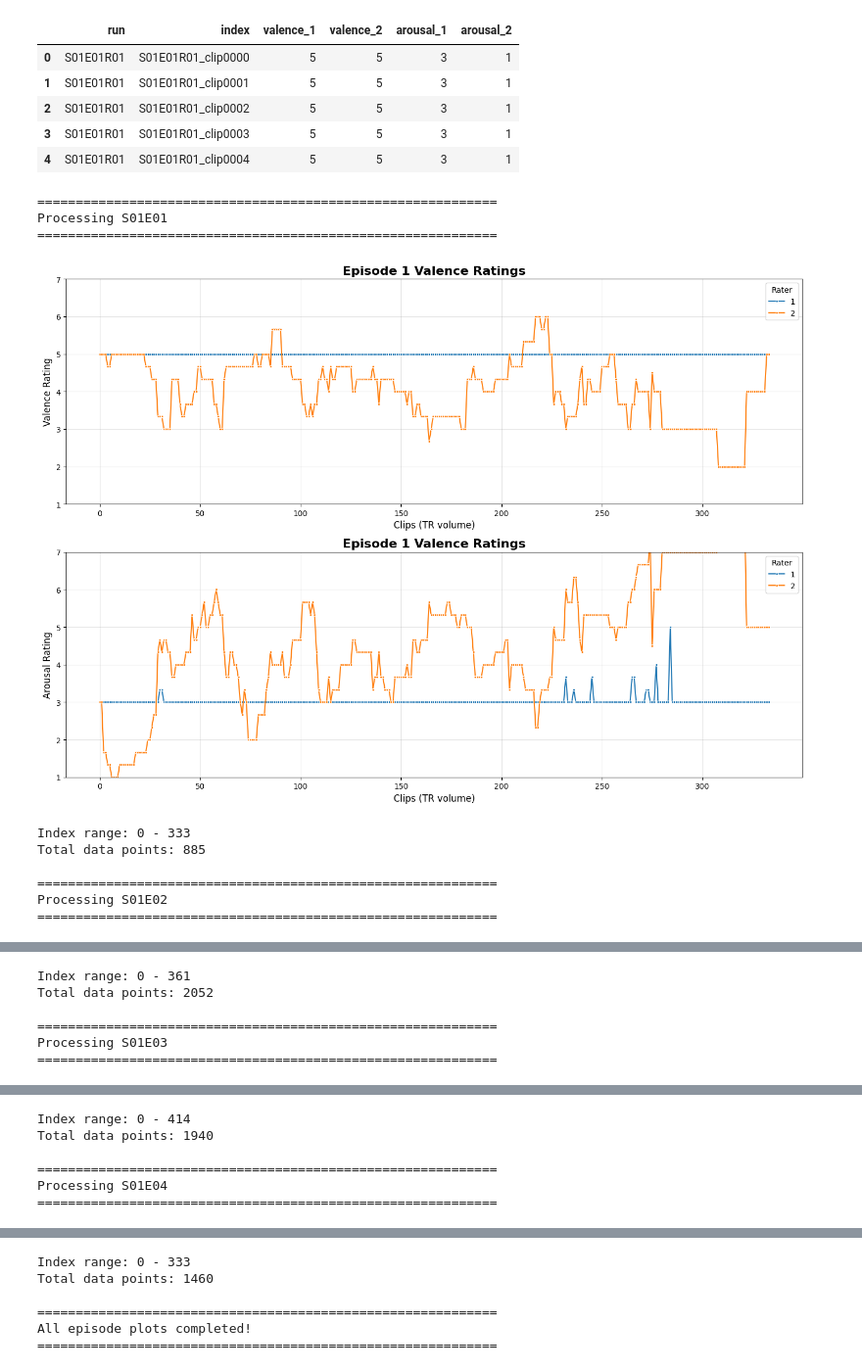
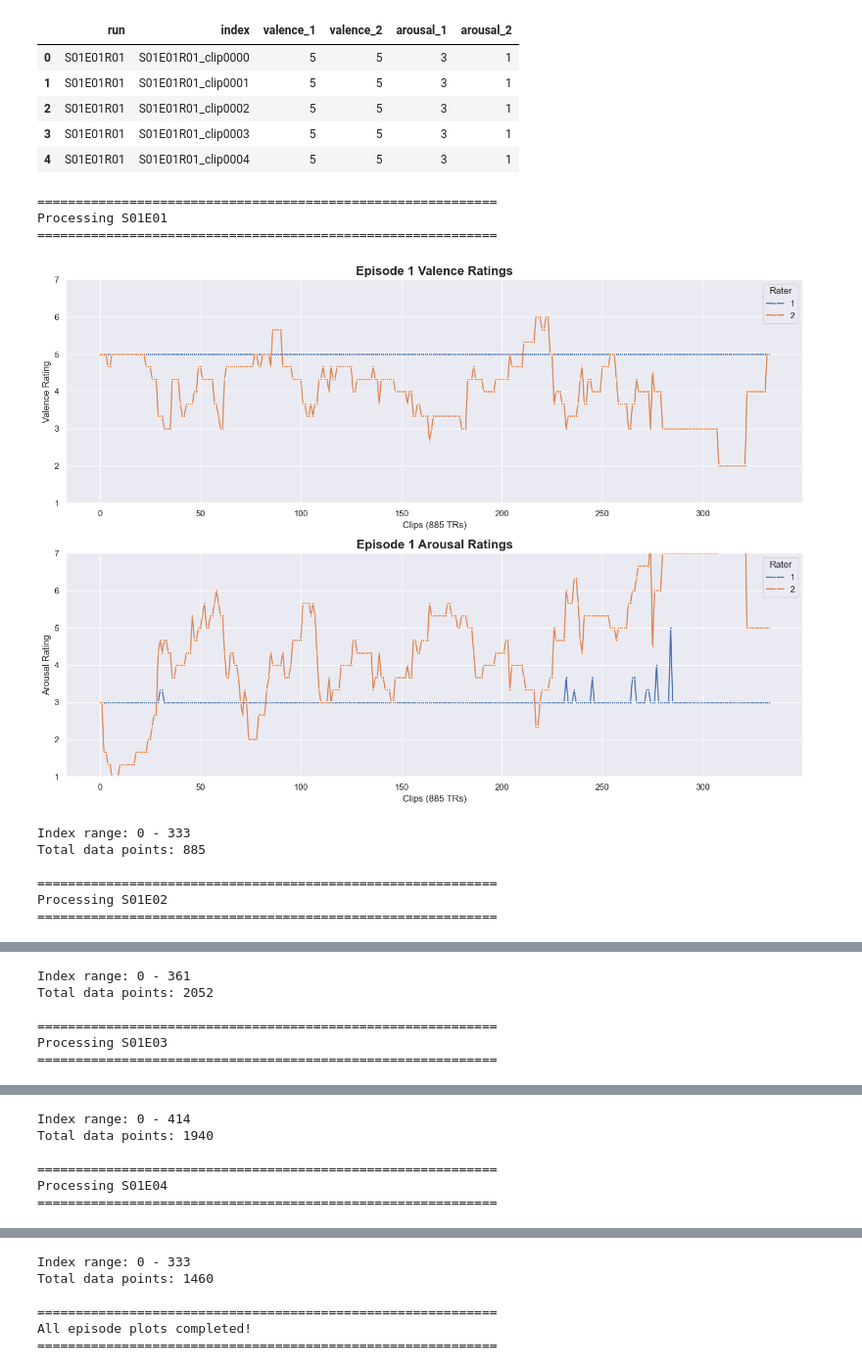
Before and after one commit to chlohamp/diva-emotion-dfc, a Jupyter notebook: 1-interrater-reliability.ipynb, the cells around one changed output, grey strips where cells are left out. Shown at 98% size. Drawn from its saved outputs; the diff is of its cells as text; code cells hidden in the pictures.

```diff
--- a/1-interrater-reliability.ipynb
+++ b/1-interrater-reliability.ipynb
@@ -115,6 +127,8 @@ episode_df.head()
 | 3 | S01E01R01 | S01E01R01_clip0003 | 5 | 5 | 3 | 1 |
 | 4 | S01E01R01 | S01E01R01_clip0004 | 5 | 5 | 3 | 1 |
 # %%
+import seaborn as sns
+sns.set_theme(style="darkgrid")
 
 # Find all episode CSV files
 episode_numbers = [1,2,3,4]
@@ -172,46 +186,47 @@ for ep_num in episode_numbers:
     # Create seaborn-style plot
     fig, (ax1, ax2) = plt.subplots(2, 1, figsize=(14, 10))
 
+    # Calculate total number of TRs for this episode
+    total_trs = len(episode_df)
+
     # Plot valence
     if len(val_cols) > 0:
         valence_data = plot_df[plot_df['emotion'] == 'Valence']
         sns.lineplot(data=valence_data, x='index_short', y='rating', hue='rater',
                      marker='o', markersize=3, linewidth=1.5, ax=ax1, errorbar=None)
         ax1.set_title(f'Episode {ep_num} Valence Ratings', fontsize=16, fontweight='bold')
-        ax1.set_xlabel('Clips (TR volume)', fontsize=12)
+        ax1.set_xlabel(f'Clips ({total_trs} TRs)', fontsize=12)
         ax1.set_ylabel('Valence Rating', fontsize=12)
-        ax1.grid(True, alpha=0.3)
         ax1.legend(title='Rater', loc='upper right')
         ax1.set_ylim(1, 7)  # Set y-axis to full 1-7 scale
 
 
     # Plot arousal
     if len(aro_cols) > 0:
         arousal_data = plot_df[plot_df['emotion'] == 'Arousal']
         sns.lineplot(data=arousal_data, x='index_short', y='rating', hue='rater',
                      marker='o', markersize=3, linewidth=1.5, ax=ax2, errorbar=None)
-        ax2.set_title(f'Episode {ep_num} Valence Ratings', fontsize=16, fontweight='bold')
-        ax2.set_xlabel('Clips (TR volume)', fontsize=12)
+        ax2.set_title(f'Episode {ep_num} Arousal Ratings', fontsize=16, fontweight='bold')
+        ax2.set_xlabel(f'Clips ({total_trs} TRs)', fontsize=12)
         ax2.set_ylabel('Arousal Rating', fontsize=12)
-        ax2.grid(True, alpha=0.3)
         ax2.legend(title='Rater', loc='upper right')
         ax2.set_ylim(1, 7)  # Set y-axis to full 1-7 scale
 
 
     plt.tight_layout()
     plt.show()
 
     print(f"Index range: {episode_df['index_short'].min()} - {episode_df['index_short'].max()}")
     print(f"Total data points: {len(episode_df)}")
 
 print(f"\n{'='*60}")
 print("All episode plots completed!")
 print(f"{'='*60}")
 # %% [output]
 ============================================================
 Processing S01E01
 ============================================================
-[figure, old version]
+[figure, new version]
 Index range: 0 - 333
 Total data points: 885
 
```
Also changed, not shown: parts of 3 cells of this notebook, 1 other file.
